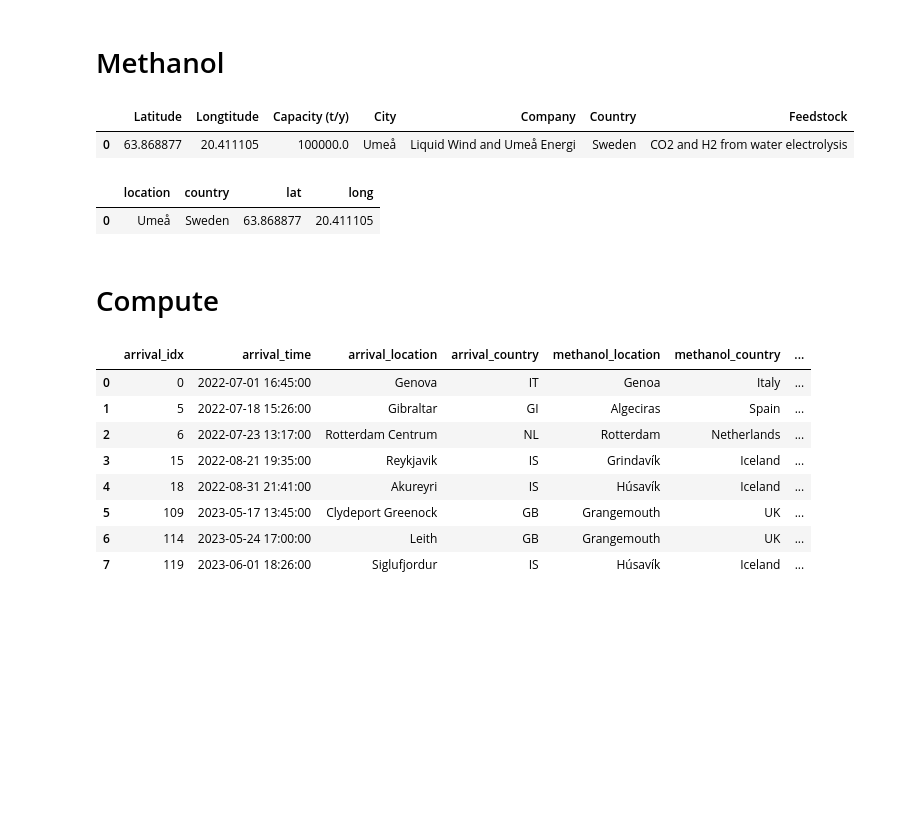
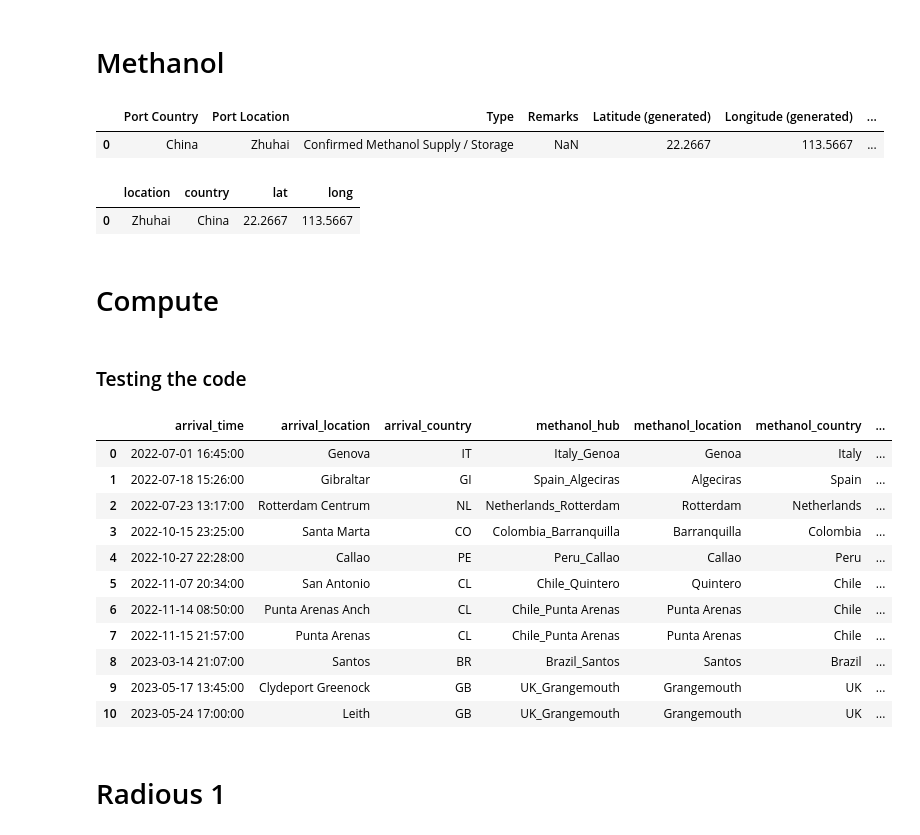
Before and after one commit to simo955/spotted_stuff, a Jupyter notebook: Seby/seby_methanol_computation.ipynb, the cells around one changed output. Cells and saved outputs as stored; diff of their text form; code cells hidden in the pictures; blank space fills up the shorter version.

```diff
--- a/Seby/seby_methanol_computation.ipynb
+++ b/Seby/seby_methanol_computation.ipynb
@@ -28,41 +28,42 @@ arrival_df.head(1)
 | 0 | Genova | IT | 44.4056 | 8.9463 | 2022-07-01 16:45:00 |
 # %% [markdown]
 # Methanol
-# %%
-methanol_df = pd.read_excel('Data/emethanol.xlsx')
-methanol_df.head(1)
-# %% [output]
-|  | Latitude | Longtitude | Capacity (t/y) | City | Company | Country | Feedstock |
-| 0 | 63.868877 | 20.411105 | 100000.0 | Umeå | Liquid Wind and Umeå Energi | Sweden | CO2 and H2 from water electrolysis |
+# %%
+methanol_df = pd.read_excel('Data/methanol.xlsx')
+methanol_df.head(1)
+# %% [output]
+|  | Port Country | Port Location | Type | Remarks | Latitude (generated) | Longitude (generated) | ... |
+| 0 | China | Zhuhai | Confirmed Methanol Supply / Storage | NaN | 22.2667 | 113.5667 | ... |
 # %%
 # Preprocess methanol df
 methanol_df.rename(columns={
-    'City': 'location',
-    'Country': 'country',
-    'Latitude': 'lat',
-    'Longtitude': 'long',
+    'Port Location': 'location',
+    'Port Country': 'country',
+    'Latitude (generated)': 'lat',
+    'Longitude (generated)': 'long',
     }, inplace=True)
 methanol_df = methanol_df [['location', 'country', 'lat', 'long']]
 methanol_df.head(1)
 # %% [output]
 |  | location | country | lat | long |
-| 0 | Umeå | Sweden | 63.868877 | 20.411105 |
+| 0 | Zhuhai | China | 22.2667 | 113.5667 |
 # %% [markdown]
 # Compute
 # %%
-def compute_distance(A: pd.DataFrame, B: pd.DataFrame, max_distance: int) -> pd.DataFrame:
+def compute_distance(A: pd.DataFrame, B: pd.DataFrame, max_distance: int, radious: int) -> pd.DataFrame:
     result = pd.DataFrame()
     for a_index, Arow in A.iterrows():
         for b_index, Brow in B.iterrows():
             coords_1 = (Arow.lat, Arow.long)
             coords_2 = (Brow.lat, Brow.long)
             dist=(geopy.distance.geodesic(coords_1, coords_2))
-            if dist.km<= max_distance:
+            if dist.km<= max_distance*radious:
                 new_row = {}
                 new_row['arrival_idx'] = a_index
                 new_row['arrival_time']= Arow.time
                 new_row['arrival_location'] = Arow.location
                 new_row['arrival_country'] = Arow.country
+                new_row['methanol_hub'] = f'{Brow.country}_{Brow.location}'
                 new_row['methanol_location'] = Brow.location
                 new_row['methanol_country'] = Brow.country
                 new_row['km_distance'] = round(dist.km, 1)
@@ -87,20 +88,45 @@ def compute_beetween_stops_analytics(df: pd.DataFrame) -> pd.DataFrame:
         previous_row["arrival_time"] = row.arrival_time
 
     df['stops_in_between']=df['stops_in_between'].astype(int)
-    return df.drop(columns=['arrival_idx'])
+    return df
+# %%
+def compute_travelled_distance(starting_df: pd.DataFrame, final_df: pd.DataFrame)-> pd.DataFrame:
+    stops=final_df.arrival_idx.values
+    for index, row in starting_df.iterrows():
+        if index==0:
+            crr=0
+            prev_row = row
+            pass
+        coords_1 = (prev_row.lat, prev_row.long)
+        coords_2 = (row.lat, row.long)
+        crr += (geopy.distance.geodesic(coords_1, coords_2)).nautical
+        #starting_df.at[index, 'travelled_distance'] = crr
+        prev_row=row
+        if index in stops:
+            final_df.loc[final_df.arrival_idx==index, 'travelled_distance']=round(crr, 2)
+            crr=0
+    return final_df.drop(columns=['arrival_idx'])
+# %% [markdown]
+### Testing the code
 # %%
 # 1 degree of latitude, called an arc degree, covers about 111 kilometers
-res=compute_distance(arrival_df, methanol_df, 111)
+res=compute_distance(arrival_df, methanol_df, 111.12, 1)
 res1=remove_duplicates(res, ['arrival_location', 'km_distance'])
 res2=compute_beetween_stops_analytics(res1)
-res2
+res3=compute_travelled_distance(arrival_df,res2)
+res3
 # %% [output]
-|  | arrival_idx | arrival_time | arrival_location | arrival_country | methanol_location | methanol_country | ... |
-| 0 | 0 | 2022-07-01 16:45:00 | Genova | IT | Genoa | Italy | ... |
-| 1 | 5 | 2022-07-18 15:26:00 | Gibraltar | GI | Algeciras | Spain | ... |
-| 2 | 6 | 2022-07-23 13:17:00 | Rotterdam Centrum | NL | Rotterdam | Netherlands | ... |
-| 3 | 15 | 2022-08-21 19:35:00 | Reykjavik | IS | Grindavík | Iceland | ... |
-| 4 | 18 | 2022-08-31 21:41:00 | Akureyri | IS | Húsavík | Iceland | ... |
-| 5 | 109 | 2023-05-17 13:45:00 | Clydeport Greenock | GB | Grangemouth | UK | ... |
-| 6 | 114 | 2023-05-24 17:00:00 | Leith | GB | Grangemouth | UK | ... |
-| 7 | 119 | 2023-06-01 18:26:00 | Siglufjordur | IS | Húsavík | Iceland | ... |
+|  | arrival_time | arrival_location | arrival_country | methanol_hub | methanol_location | methanol_country | ... |
+| 0 | 2022-07-01 16:45:00 | Genova | IT | Italy_Genoa | Genoa | Italy | ... |
+| 1 | 2022-07-18 15:26:00 | Gibraltar | GI | Spain_Algeciras | Algeciras | Spain | ... |
+| 2 | 2022-07-23 13:17:00 | Rotterdam Centrum | NL | Netherlands_Rotterdam | Rotterdam | Netherlands | ... |
+| 3 | 2022-10-15 23:25:00 | Santa Marta | CO | Colombia_Barranquilla | Barranquilla | Colombia | ... |
+| 4 | 2022-10-27 22:28:00 | Callao | PE | Peru_Callao | Callao | Peru | ... |
+| 5 | 2022-11-07 20:34:00 | San Antonio | CL | Chile_Quintero | Quintero | Chile | ... |
+| 6 | 2022-11-14 08:50:00 | Punta Arenas Anch | CL | Chile_Punta Arenas | Punta Arenas | Chile | ... |
+| 7 | 2022-11-15 21:57:00 | Punta Arenas | CL | Chile_Punta Arenas | Punta Arenas | Chile | ... |
+| 8 | 2023-03-14 21:07:00 | Santos | BR | Brazil_Santos | Santos | Brazil | ... |
+| 9 | 2023-05-17 13:45:00 | Clydeport Greenock | GB | UK_Grangemouth | Grangemouth | UK | ... |
+| 10 | 2023-05-24 17:00:00 | Leith | GB | UK_Grangemouth | Grangemouth | UK | ... |
+# %% [markdown]
+# Radious 1
```
Also changed, not shown: parts of 18 cells of this notebook.
